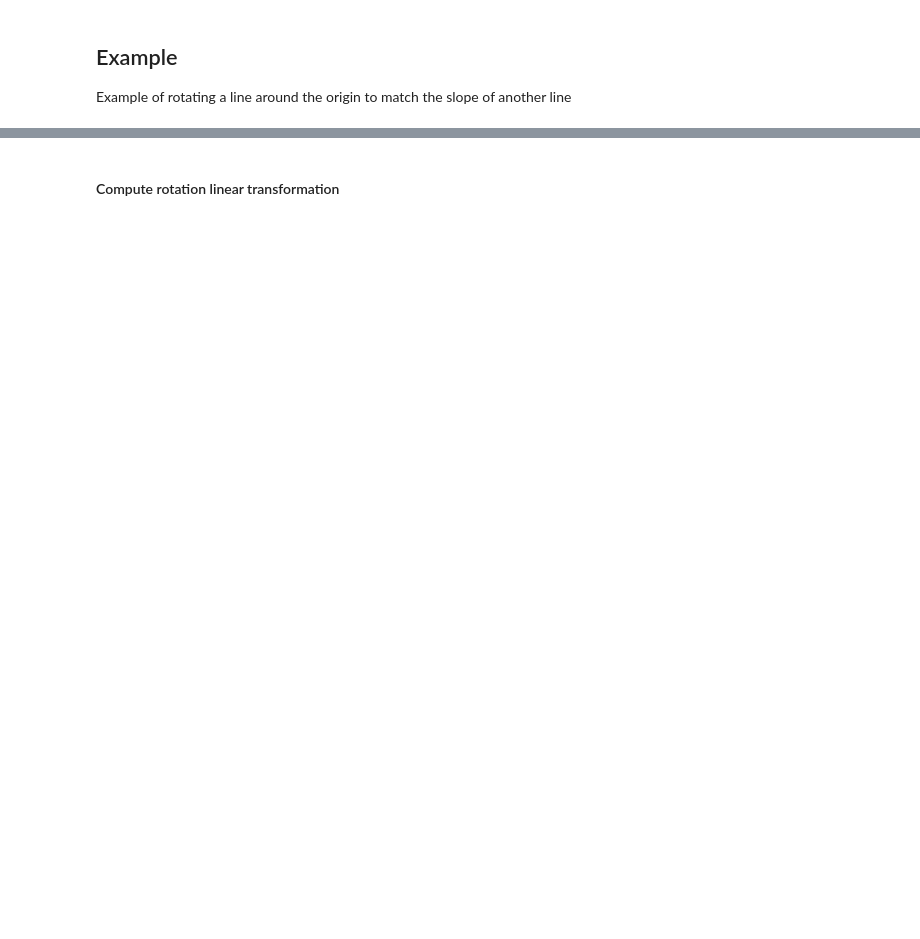
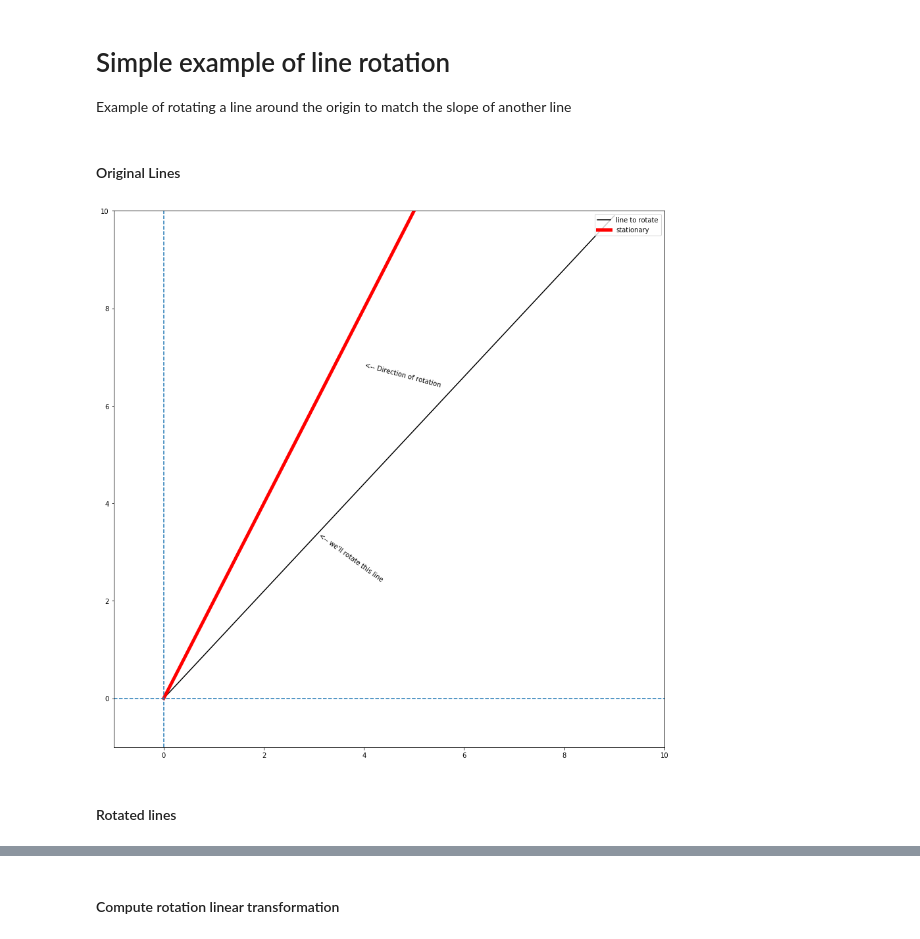
Before and after one commit to paulegradie/SeqPyPlot, a Jupyter notebook: notebooks/correction_experiments.ipynb, the cells around one changed output, grey strips where cells are left out. Drawn from its saved outputs; the diff is of its cells as text; code cells hidden in the pictures; blank space fills up the shorter version.

```diff
--- a/notebooks/correction_experiments.ipynb
+++ b/notebooks/correction_experiments.ipynb
@@ -27,5 +53,5 @@ rcParams['figure.figsize'] = (15, 15)
 # %% [markdown]
-## Example
+# Simple example of line rotation
 Example of rotating a line around the origin to match the slope of another line
 # %%
 slope1 = 1.1
@@ -47 +64,20 @@ def calc_theta(coef1, coef2):
+# %% [markdown]
+#### Original Lines
+# %%
+# Plot lines
+plt.plot(xs, line1, color='black', label='line to rotate');
+plt.plot(xs, line2, color='red', linewidth=5, label='stationary');
+plt.axvline(0, linestyle='--')
+plt.axhline(0, linestyle='--');
+
+plt.annotate(s=('<-- we\'ll rotate this line'), xy=(xs[3]+0.08, line1[3]), rotation=-36)
+plt.annotate(s=('<-- Direction of rotation'), xy=(xs[3] + 1, line1[3]+3.5), rotation=-15)
+
+plt.ylim((-1, 10))
+plt.xlim((-1, 10))
+plt.legend(loc='upper right');
+# %% [output]
+[figure, added]
+# %% [markdown]
+#### Rotated lines
 # %%
```
Also changed, not shown: parts of 55 cells of this notebook.
